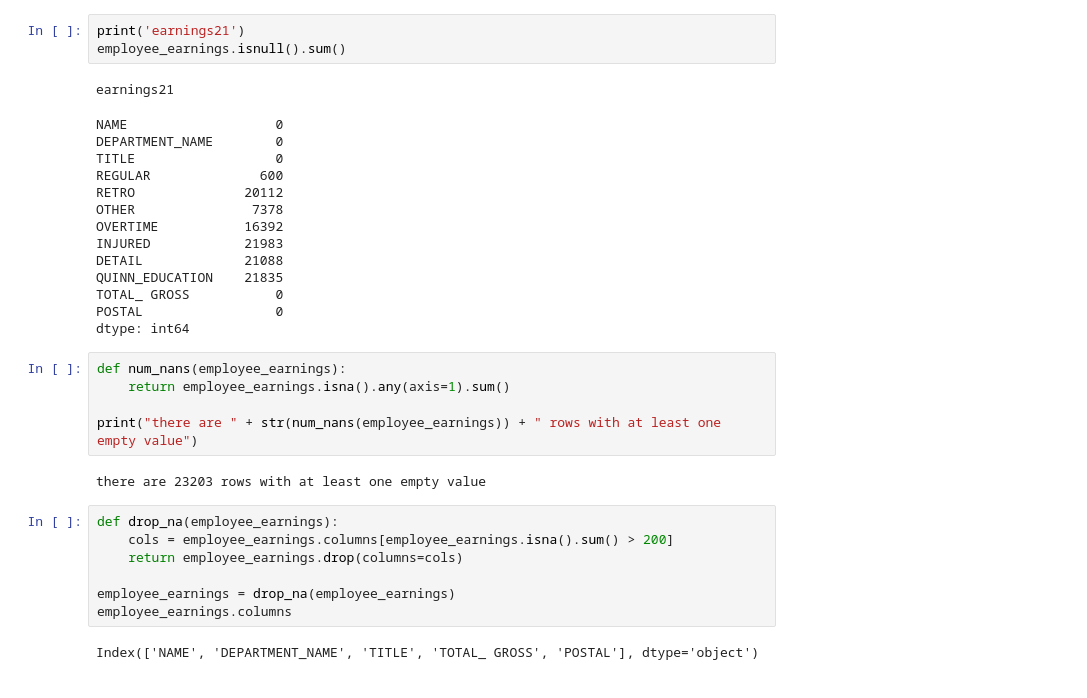
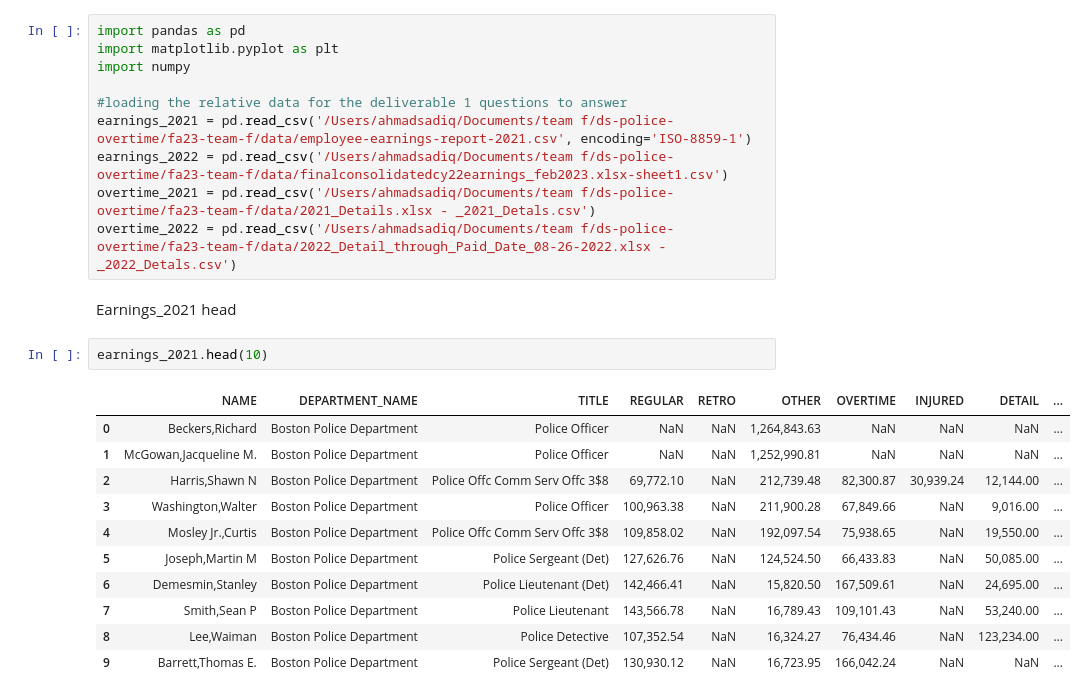
Before and after one commit to BU-Spark/ds-police-overtime, a Jupyter notebook: fa23-team-f/data/data_info.ipynb, the cells around one changed output. Cells and saved outputs as stored; diff of their text form.

Commit message:
answered part b of deliverable questions

```diff
--- a/fa23-team-f/data/data_info.ipynb
+++ b/fa23-team-f/data/data_info.ipynb
@@ -34,34 +1,26 @@ employee_earnings.head()
-# %%
-print('earnings21')
-employee_earnings.isnull().sum()
-# %% [output]
-earnings21
-NAME                   0
-DEPARTMENT_NAME        0
-TITLE                  0
-REGULAR              600
-RETRO              20112
-OTHER               7378
-OVERTIME           16392
-INJURED            21983
-DETAIL             21088
-QUINN_EDUCATION    21835
-TOTAL_ GROSS           0
-POSTAL                 0
-dtype: int64
-# %%
-def num_nans(employee_earnings):
-    return employee_earnings.isna().any(axis=1).sum()
-
-print("there are " + str(num_nans(employee_earnings)) + " rows with at least one empty value")
-# %% [output]
-there are 23203 rows with at least one empty value
-# %%
-def drop_na(employee_earnings):
-    cols = employee_earnings.columns[employee_earnings.isna().sum() > 200]
-    return employee_earnings.drop(columns=cols)
-
-employee_earnings = drop_na(employee_earnings)
-employee_earnings.columns
-# %% [output]
-Index(['NAME', 'DEPARTMENT_NAME', 'TITLE', 'TOTAL_ GROSS', 'POSTAL'], dtype='object')
+# %%
+import pandas as pd
+import matplotlib.pyplot as plt
+import numpy
+
+#loading the relative data for the deliverable 1 questions to answer
+earnings_2021 = pd.read_csv('/Users/ahmadsadiq/Documents/team f/ds-police-overtime/fa23-team-f/data/employee-earnings-report-2021.csv', encoding='ISO-8859-1')
+earnings_2022 = pd.read_csv('/Users/ahmadsadiq/Documents/team f/ds-police-overtime/fa23-team-f/data/finalconsolidatedcy22earnings_feb2023.xlsx-sheet1.csv')
+overtime_2021 = pd.read_csv('/Users/ahmadsadiq/Documents/team f/ds-police-overtime/fa23-team-f/data/2021_Details.xlsx - _2021_Detals.csv')
+overtime_2022 = pd.read_csv('/Users/ahmadsadiq/Documents/team f/ds-police-overtime/fa23-team-f/data/2022_Detail_through_Paid_Date_08-26-2022.xlsx - _2022_Detals.csv')
+# %% [markdown]
+Earnings_2021 head
+# %%
+earnings_2021.head(10)
+# %% [output]
+|  | NAME | DEPARTMENT_NAME | TITLE | REGULAR | RETRO | OTHER | OVERTIME | INJURED | DETAIL | ... |
+| 0 | Beckers,Richard | Boston Police Department | Police Officer | NaN | NaN | 1,264,843.63 | NaN | NaN | NaN | ... |
+| 1 | McGowan,Jacqueline M. | Boston Police Department | Police Officer | NaN | NaN | 1,252,990.81 | NaN | NaN | NaN | ... |
+| 2 | Harris,Shawn N | Boston Police Department | Police Offc Comm Serv Offc 3$8 | 69,772.10 | NaN | 212,739.48 | 82,300.87 | 30,939.24 | 12,144.00 | ... |
+| 3 | Washington,Walter | Boston Police Department | Police Officer | 100,963.38 | NaN | 211,900.28 | 67,849.66 | NaN | 9,016.00 | ... |
+| 4 | Mosley Jr.,Curtis | Boston Police Department | Police Offc Comm Serv Offc 3$8 | 109,858.02 | NaN | 192,097.54 | 75,938.65 | NaN | 19,550.00 | ... |
+| 5 | Joseph,Martin M | Boston Police Department | Police Sergeant (Det) | 127,626.76 | NaN | 124,524.50 | 66,433.83 | NaN | 50,085.00 | ... |
+| 6 | Demesmin,Stanley | Boston Police Department | Police Lieutenant (Det) | 142,466.41 | NaN | 15,820.50 | 167,509.61 | NaN | 24,695.00 | ... |
+| 7 | Smith,Sean P | Boston Police Department | Police Lieutenant | 143,566.78 | NaN | 16,789.43 | 109,101.43 | NaN | 53,240.00 | ... |
+| 8 | Lee,Waiman | Boston Police Department | Police Detective | 107,352.54 | NaN | 16,324.27 | 76,434.46 | NaN | 123,234.00 | ... |
+| 9 | Barrett,Thomas E. | Boston Police Department | Police Sergeant (Det) | 130,930.12 | NaN | 16,723.95 | 166,042.24 | NaN | NaN | ... |
```
Also changed, not shown: parts of 31 cells of this notebook.
